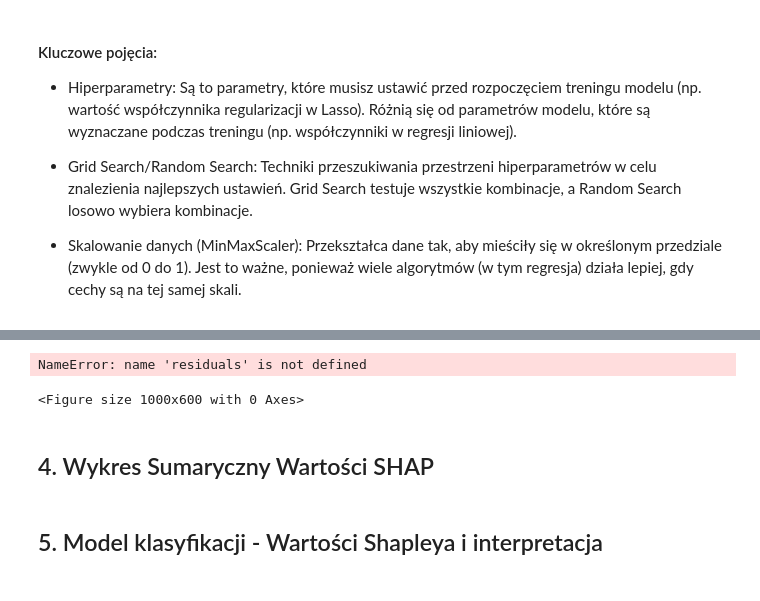
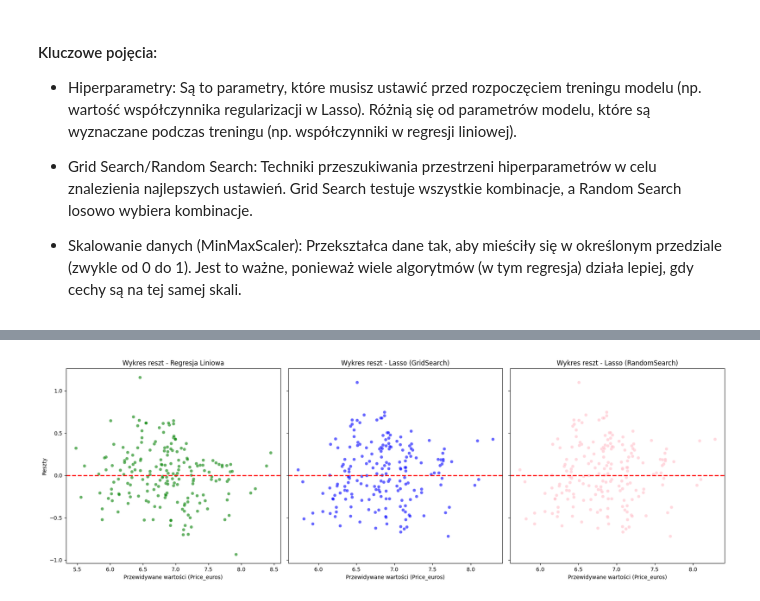
Before and after one commit to Piotr-Goraj/wsb-si-classification, a Jupyter notebook: ai_models_prediction.ipynb, the cells around one changed output, grey strips where cells are left out. Drawn from its saved outputs; the diff is of its cells as text; code cells hidden in the pictures.

```diff
--- a/ai_models_prediction.ipynb
+++ b/ai_models_prediction.ipynb
@@ -214,19 +227,0 @@ plt.show()
-# %%
-# Histogram błędów (reszt)
-'''
-Przedstawia rozkład błędów modelu, pozwalając ocenić, czy są one zgodne z założeniami regresji.
-W regresji liniowej oczekujemy, że błędy mają rozkład zbliżony do normalnego, skoncentrowanego wokół zera.
-'''
-plt.figure(figsize=(10, 6))
-sns.histplot(residuals, kde=True, bins=30, color='purple', alpha=0.7)
-plt.axvline(0, color='red', linestyle='--', lw=2, label="Linia zerowa")
-plt.title("Histogram błędów (reszt)")
-plt.xlabel("Reszty")
-plt.ylabel("Częstość")
-plt.legend()
-plt.show()
-# %% [output]
-NameError: name 'residuals' is not defined
-<Figure size 1000x600 with 0 Axes>
-# %% [markdown]
-## 4. Wykres Sumaryczny Wartości SHAP
@@ -273,2 +227,0 @@ plt.show()
-# %% [markdown]
-## 5. Model klasyfikacji - Wartości Shapleya i interpretacja
@@ -391,0 +228,33 @@ else:
+# %%
+# Oblicz reszty dla każdego modelu
+residuals_linear = y_test - y_pred_linear
+residuals_lasso_grid = y_test - y_pred_lasso_grid
+residuals_lasso_random = y_test - y_pred_lasso_random
+
+# Utwórz subplota z trzema wykresami reszt
+fig, axes = plt.subplots(1, 3, figsize=(18, 6), sharey=True)
+
+# Wykres reszt dla regresji liniowej
+sns.scatterplot(x=y_pred_linear, y=residuals_linear, alpha=0.6, color='green', ax=axes[0])
+axes[0].axhline(0, color='red', linestyle='--', lw=2)
+axes[0].set_title("Wykres reszt - Regresja Liniowa")
+axes[0].set_xlabel("Przewidywane wartości (Price_euros)")
+axes[0].set_ylabel("Reszty")
+
+# Wykres reszt dla Lasso (GridSearch)
+sns.scatterplot(x=y_pred_lasso_grid, y=residuals_lasso_grid, alpha=0.6, color='blue', ax=axes[1])
+axes[1].axhline(0, color='red', linestyle='--', lw=2)
+axes[1].set_title("Wykres reszt - Lasso (GridSearch)")
+axes[1].set_xlabel("Przewidywane wartości (Price_euros)")
+
+# Wykres reszt dla Lasso (RandomSearch)
+sns.scatterplot(x=y_pred_lasso_random, y=residuals_lasso_random, alpha=0.6, color='pink', ax=axes[2])
+axes[2].axhline(0, color='red', linestyle='--', lw=2)
+axes[2].set_title("Wykres reszt - Lasso (RandomSearch)")
+axes[2].set_xlabel("Przewidywane wartości (Price_euros)")
+
+# Dostosowanie układu i wyświetlenie
+plt.tight_layout()
+plt.show()
+# %% [output]
+[figure, added]
```
Also changed, not shown: parts of 13 cells of this notebook.
